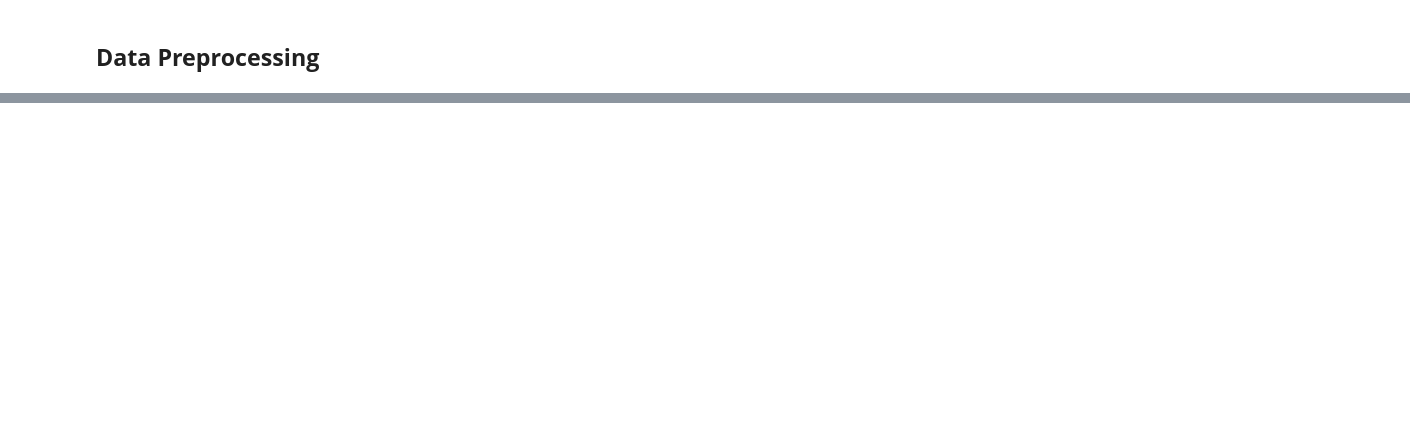
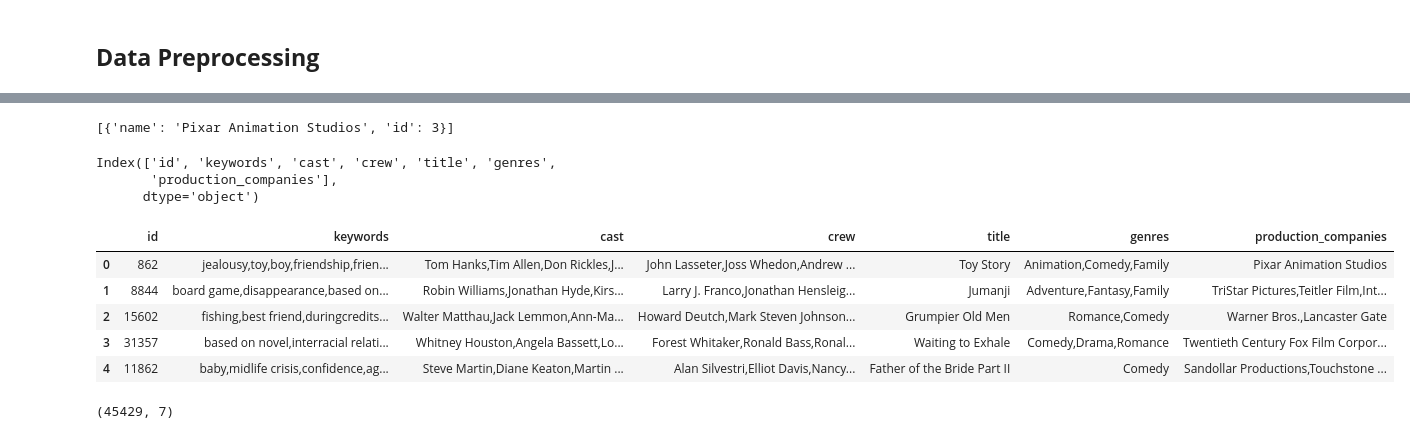
Before and after one commit to AmalPF/ML-AI-Specialist-Course---ICT, a Jupyter notebook: Case Studies/3/Case Study 3.ipynb, the cells around one changed output, grey strips where cells are left out. Drawn from its saved outputs; the diff is of its cells as text; code cells hidden in the pictures; blank space fills up the shorter version.

```diff
--- a/Case Studies/3/Case Study 3.ipynb
+++ b/Case Studies/3/Case Study 3.ipynb
@@ -120,0 +368,35 @@ new_df.isnull().sum()
+# %%
+literal_eval(df2['production_companies'][0])
+# %% [output]
+[{'name': 'Pixar Animation Studios', 'id': 3}]
+# %%
+def row_preprocessing(row):
+    keywords = []
+    for item in literal_eval(row):
+        keywords.append(item['name'])
+    return ",".join(keywords)
+# %%
+df3 = df2.copy()
+# %%
+df2.columns
+# %% [output]
+Index(['id', 'keywords', 'cast', 'crew', 'title', 'genres',
+       'production_companies'],
+      dtype='object')
+# %%
+row_processing_cols = ['keywords', 'cast', 'crew', 'genres', 'production_companies']
+for col in row_processing_cols:
+    df3[col] = df2[col].apply(row_preprocessing)
+# %%
+df3.head()
+# %% [output]
+|  | id | keywords | cast | crew | title | genres | production_companies |
+| 0 | 862 | jealousy,toy,boy,friendship,frien... | Tom Hanks,Tim Allen,Don Rickles,J... | John Lasseter,Joss Whedon,Andrew ... | Toy Story | Animation,Comedy,Family | Pixar Animation Studios |
+| 1 | 8844 | board game,disappearance,based on... | Robin Williams,Jonathan Hyde,Kirs... | Larry J. Franco,Jonathan Hensleig... | Jumanji | Adventure,Fantasy,Family | TriStar Pictures,Teitler Film,Int... |
+| 2 | 15602 | fishing,best friend,duringcredits... | Walter Matthau,Jack Lemmon,Ann-Ma... | Howard Deutch,Mark Steven Johnson... | Grumpier Old Men | Romance,Comedy | Warner Bros.,Lancaster Gate |
+| 3 | 31357 | based on novel,interracial relati... | Whitney Houston,Angela Bassett,Lo... | Forest Whitaker,Ronald Bass,Ronal... | Waiting to Exhale | Comedy,Drama,Romance | Twentieth Century Fox Film Corpor... |
+| 4 | 11862 | baby,midlife crisis,confidence,ag... | Steve Martin,Diane Keaton,Martin ... | Alan Silvestri,Elliot Davis,Nancy... | Father of the Bride Part II | Comedy | Sandollar Productions,Touchstone ... |
+# %%
+df3.shape
+# %% [output]
+(45429, 7)
```
Also changed, not shown: parts of 49 cells of this notebook.
